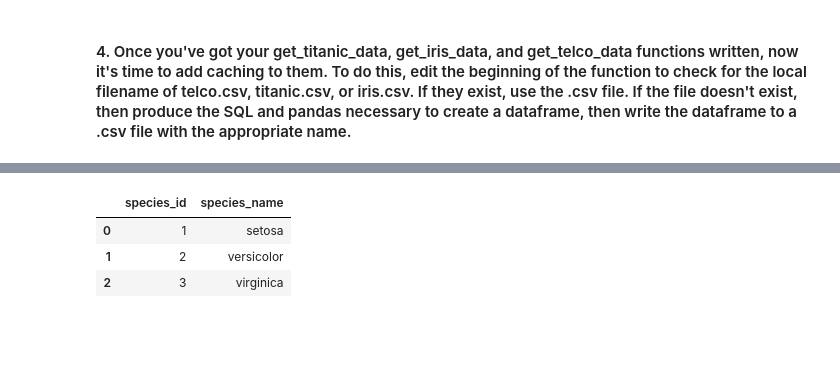
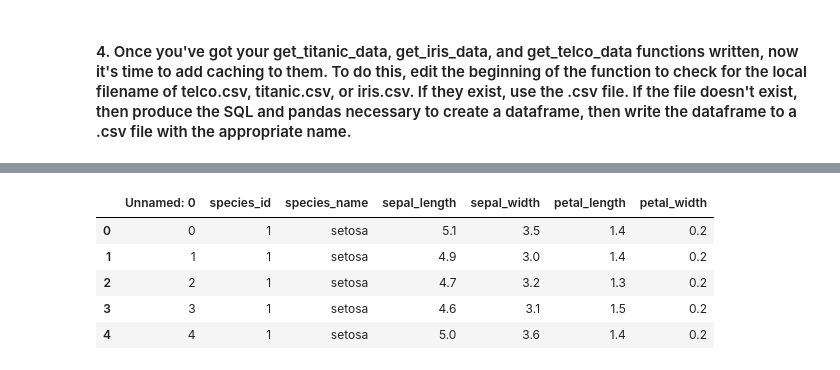
Before and after one commit to Segura-Jorge/classification-exercises, a Jupyter notebook: acquire.ipynb, the cells around one changed output, grey strips where cells are left out. Saved outputs shown, nothing was run; the diff lists cells and outputs as text; code cells hidden in the pictures; blank space fills up the shorter version.

```diff
--- a/acquire.ipynb
+++ b/acquire.ipynb
@@ -298,3 +313,22 @@ get_iris_data1('select * from species').head()
 | 0 | 1 | setosa |
 | 1 | 2 | versicolor |
 | 2 | 3 | virginica |
+# %%
+def get_iris_data(SQL_query, directory, filename = 'iris.csv'):
+    """
+    This function will:
+    - Check local directory for csv file
+        - return if exists
+    - if csv doesn't exist:
+        - creates df of sql query
+        - writes df to csv
+    - outputs iris df
+    """
+    if os.path.exists(directory+filename):
+        df = pd.read_csv(filename)
+        return df
+    else:
+        df = new_iris_data(SQL_query)
+
+        df.to_csv(filename)
+        return df
@@ -379,4 +424,4 @@ def get_titanic_data(SQL_query, directory, filename="titanic.csv"):
         df.to_csv(filename)
         return df
 # %%
-SQL_query = "select * from passengers"
+titanic_query = "select * from passengers"
@@ -416,10 +456,23 @@ def get_iris_data(SQL_query, directory, filename="iris.csv"):
     # if NOT
     else:
         # obtaining new data from sql
-        df = get_iris_data1(SQL_query)
+        df = new_iris_data(SQL_query)
 
         # convert to csv
         df.to_csv(filename)
         return df
 # %%
-SQL_query = 'select * from species'
+iris_query = """
+            SELECT
+                species_id,
+                species_name,
+                sepal_length,
+                sepal_width,
+                petal_length,
+                petal_width
+            FROM measurements
+            JOIN species USING(species_id)
+"""
+
+iris_df = get_iris_data(iris_query, directory)
+iris_df.head()
@@ -426,8 +486,10 @@ SQL_query = 'select * from species'
 # %%
-get_iris_data(SQL_query, directory)
+get_iris_data(iris_query, directory).head()
 # %% [output]
-|  | species_id | species_name |
-| 0 | 1 | setosa |
-| 1 | 2 | versicolor |
-| 2 | 3 | virginica |
+|  | Unnamed: 0 | species_id | species_name | sepal_length | sepal_width | petal_length | petal_width |
+| 0 | 0 | 1 | setosa | 5.1 | 3.5 | 1.4 | 0.2 |
+| 1 | 1 | 1 | setosa | 4.9 | 3.0 | 1.4 | 0.2 |
+| 2 | 2 | 1 | setosa | 4.7 | 3.2 | 1.3 | 0.2 |
+| 3 | 3 | 1 | setosa | 4.6 | 3.1 | 1.5 | 0.2 |
+| 4 | 4 | 1 | setosa | 5.0 | 3.6 | 1.4 | 0.2 |
 # %%
```
Also changed, not shown: parts of 26 cells of this notebook, 2 other files.
